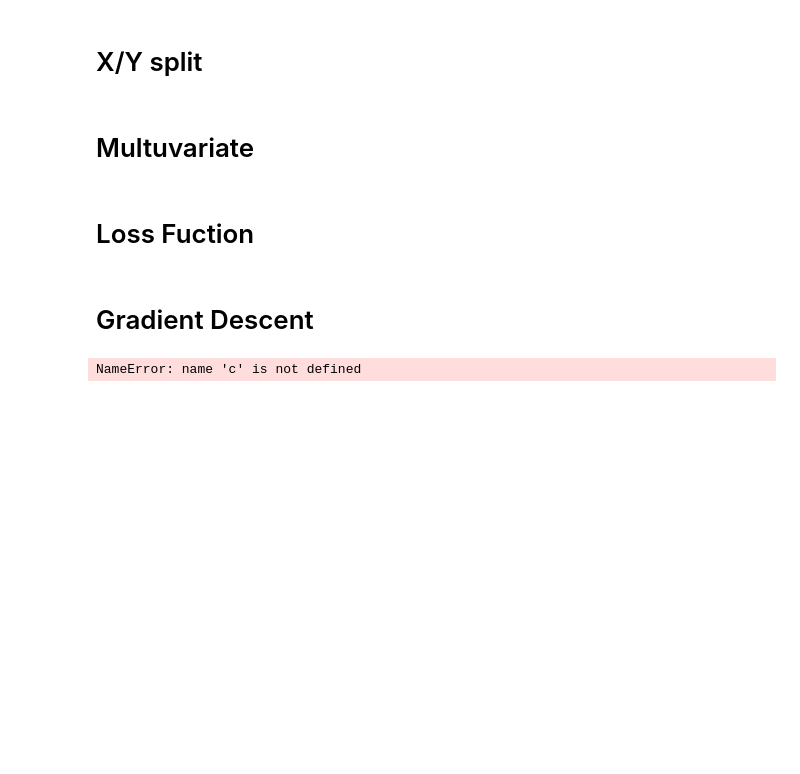
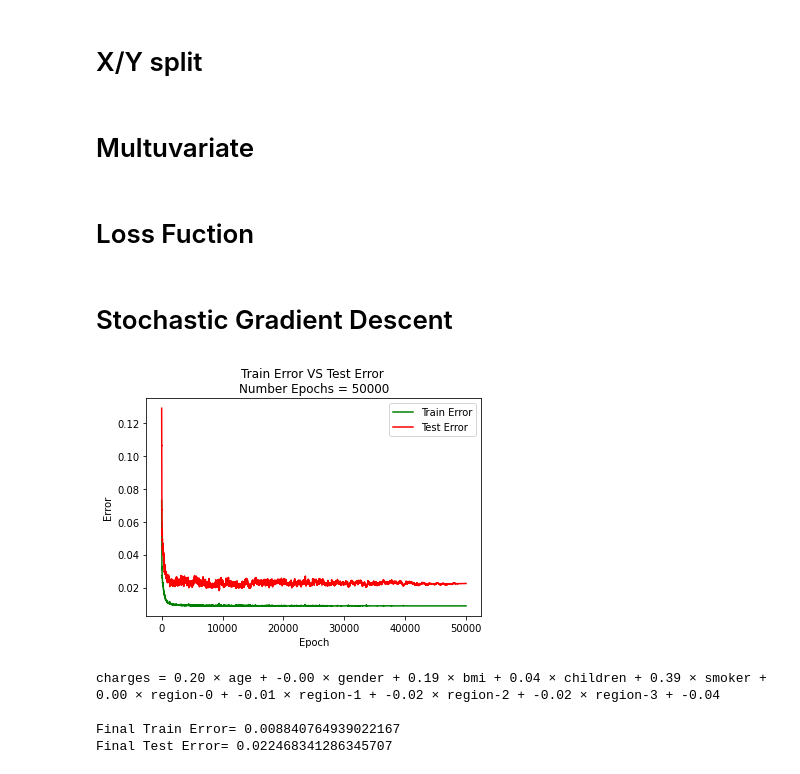
Before and after one commit to AUT-Student/ML-HW1, a Jupyter notebook: Code3/code3.ipynb, the cells around one changed output. Cells and saved outputs as stored; diff of their text form; code cells hidden in the pictures; blank space fills up the shorter version.

Commit message:
Stochastic Gradient Descent

```diff
--- a/Code3/code3.ipynb
+++ b/Code3/code3.ipynb
@@ -151,7 +157,7 @@ class Multivariate():
 
     def __str__(self):
         """ String of the multivariate """
-        variables_name = list(data.drop(columns =["charges"]).columns)
+        variables_name = list(train_data.drop(columns =["charges"]).columns)
 
         output = "charges = "
         for i in range(self.number_variables):
@@ -183,14 +189,14 @@ class LossFunction():
         arr = np.subtract(y_real, y_predict)
         return -2*np.sum(arr)/len(y_real)
 # %% [markdown]
-# Gradient Descent
+# Stochastic Gradient Descent
 # %%
-class MultivariateGradientDescent():
-    """ This class try to match a pattern to train data with Gradient Descent method """
+class MultivariateStochasticGradientDescent():
+    """ This class try to match a pattern to train data with Stochastic Gradient Descent method """
 
     def __init__(self, number_epoch, number_variables):
         """
-        Create a MultivariateGradientDescent
+        Create a MultivariateStochasticGradientDescent
 
         number_epoch: The required number of epochs
         number_variables: The number of variables
@@ -198,7 +204,7 @@ class MultivariateGradientDescent():
         """
 
         # Learning rate configuration
-        self.learning_rate_initial = 1
+        self.learning_rate_initial = 0.005
         self.learning_rate = self.learning_rate_initial
         self.decrease_learning_rate = self.learning_rate_initial / number_epoch
 
@@ -213,20 +219,26 @@ class MultivariateGradientDescent():
 
 
     def run(self):
-        """ Run Gradient Descent! """
+        """ Run Stochastic Gradient Descent! """
         for epoch in range(self.number_epoch):
             self._collect_epoch_statistic(epoch)
 
+            # Select one sample randomly
+            index = np.random.choice(x_train.shape[0], 1)
+            x_train_random = x_train[index]
+            y_train_random = y_train[index]
+
             a_new = []
-            y_predict = self.multivariate.apply(x_train)
+
+            y_predict = self.multivariate.apply(x_train_random)
 
             a_cur, c_cur = self.multivariate.get_params()
 
             for i, ai in enumerate(a_cur):
-                ai_new = ai - self.learning_rate * LossFunction.partial_mse_a(y_predict, y_train, x_train, i)
+                ai_new = ai - self.learning_rate * LossFunction.partial_mse_a(y_predict, y_train_random, x_train_random, i)
                 a_new.append(ai_new)
 
-            c_new = LossFunction.partial_mse_c(y_predict, y_train)
+            c_new = c_cur - self.learning_rate * LossFunction.partial_mse_c(y_predict, y_train_random)
 
             self.multivariate.set_params(np.array(a_new), c_new)
             self.learning_rate -= self.decrease_learning_rate
@@ -283,10 +295,16 @@ class MultivariateGradientDescent():
 
     def _configuration_title(self):
         """ Generating a string that contains configurations of the method """
-        return f"Number of Features = {self.multivariate.number_variables} | Number Epochs = {self.number_epoch}"
+        return f"Number Epochs = {self.number_epoch}"
 # %%
-multivariate_gradient_descent = MultivariateGradientDescent(number_epoch = 5000, number_variables = len(x_train[0]))
+multivariate_stochastic_gradient_descent = MultivariateStochasticGradientDescent(number_epoch = 50000, number_variables = len(x_train[0]))
 # %%
-multivariate_gradient_descent.run()
+multivariate_stochastic_gradient_descent.run()
-# %% [output]
-NameError: name 'c' is not defined
+# %%
+multivariate_stochastic_gradient_descent.plot_result()
+# %% [output]
+[figure, added]
+charges = 0.20 × age + -0.00 × gender + 0.19 × bmi + 0.04 × children + 0.39 × smoker + 0.00 × region-0 + -0.01 × region-1 + -0.02 × region-2 + -0.02 × region-3 + -0.04
+
+Final Train Error= 0.008840764939022167
+Final Test Error= 0.022468341286345707
```
Also changed, not shown: parts of 4 cells of this notebook.
